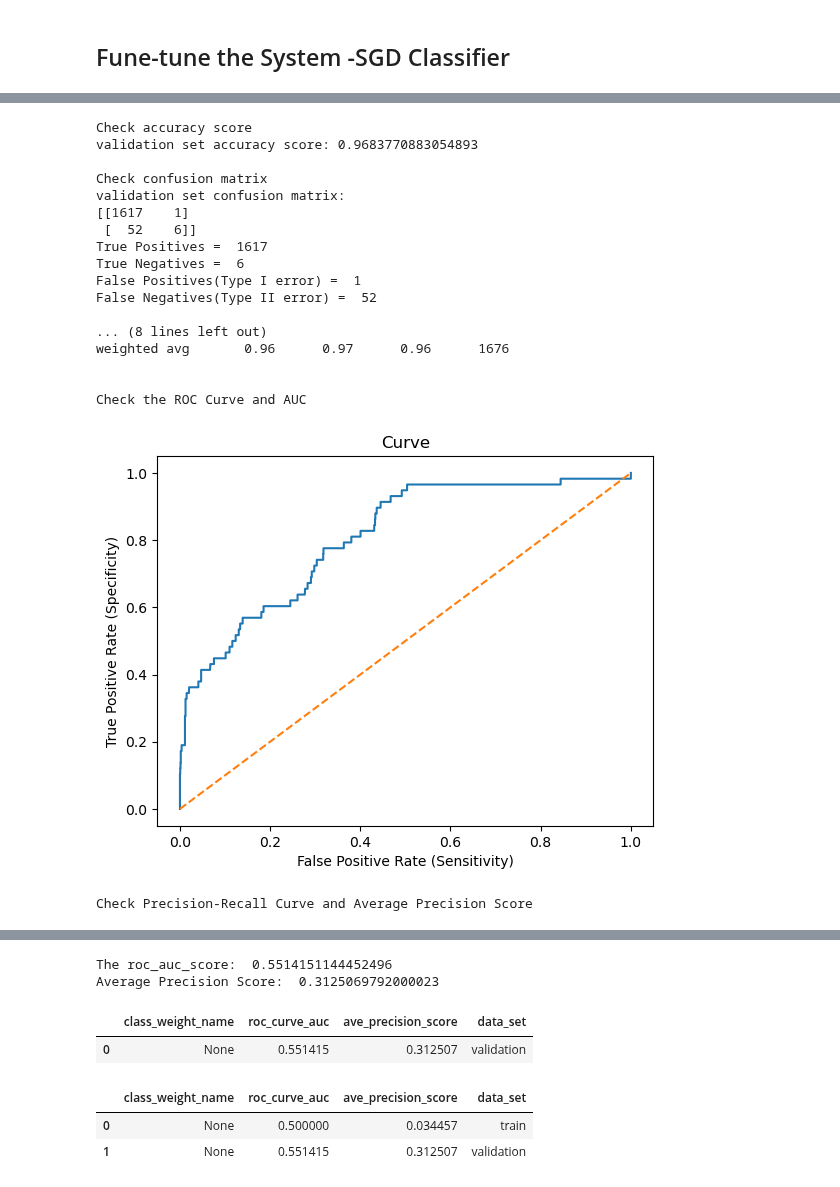
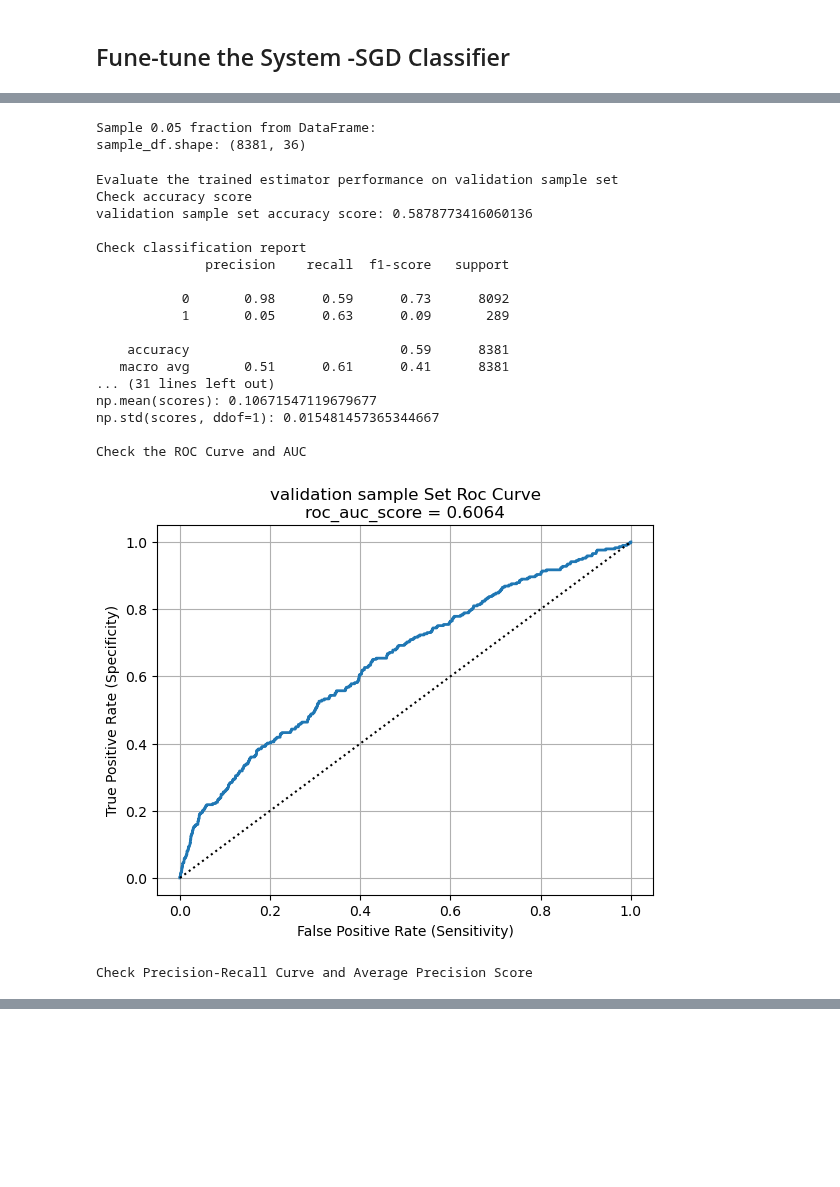
Before and after one commit to LiyangSong/Advertisement-CTR-Prediction, a Jupyter notebook: jupyter/model_ft_sgd.ipynb, the cells around one changed output, grey strips where cells are left out. Saved outputs shown, nothing was run; the diff lists cells and outputs as text; code cells hidden in the pictures; blank space fills up the shorter version.

Commit message:
func adjusted and attrs updated

```diff
--- a/jupyter/model_ft_sgd.ipynb
+++ b/jupyter/model_ft_sgd.ipynb
@@ -46,3 +89,3 @@ dt_pipe = Pipeline([('preprocessor', preprocessor), ('estimator', estimator)])
 # %%
-best_model = bin_class_utils.tune_hyperparameters_sgd(train_cap_x_df, train_y_df, dt_pipe)
+best_model = bin_class_utils.tune_hyperparameters_sgd(train_cap_x_df, train_y_df, composite_estimator)
 # %% [output]
@@ -88,3 +120,2 @@ Average Precision Score:  0.03445704057279236
 # %%
-validation_df = pd.read_csv('validation_df_exp.csv')
-validation_cap_x_df, validation_y_df = validation_df.drop(columns=target_attr), validation_df[[target_attr]]
+validation_df = general_utils.read_csv(VALIDATION_FILE_PATH)
@@ -91,31 +133,31 @@ validation_cap_x_df, validation_y_df = validation_df.drop(columns=target_attr),
+# %%
+validation_df_sample = data_prepare_utils.sample_data(validation_df, SAMPLE_SIZE, SAMPLE_RANDOM_STATE)
+del validation_df
+# %% [output]
+Sample 0.05 fraction from DataFrame:
+sample_df.shape: (8381, 36)
+# %%
+validation_cap_x_df, validation_y_df = validation_df_sample.drop(columns=TARGET_ATTR), validation_df_sample[[TARGET_ATTR]]
+del validation_df_sample
 # %%
-val_roc_auc, val_ave_precision = \
-    bin_class_utils.eval_class(validation_cap_x_df, validation_y_df, best_model, 'validation')
-val_dict_list = {
-    'class_weight_name': 'None',
-    'roc_curve_auc': val_roc_auc,
-    'ave_precision_score': val_ave_precision,
-    'data_set': 'validation'
-}
-val_perf_dict_df = pd.DataFrame([val_dict_list])
-val_perf_dict_df
+bin_class_utils.eval_class(validation_cap_x_df, validation_y_df, best_model, "validation sample", CVS_SCORING_LIST)
 # %% [output]
+Evaluate the trained estimator performance on validation sample set
 Check accuracy score
-validation set accuracy score: 0.9683770883054893
+validation sample set accuracy score: 0.5878773416060136
 
-Check confusion matrix
-validation set confusion matrix:
-[[1617    1]
- [  52    6]]
-True Positives =  1617
-True Negatives =  6
-False Positives(Type I error) =  1
-False Negatives(Type II error) =  52
+Check classification report
+              precision    recall  f1-score   support
 
-... (8 lines left out)
-weighted avg       0.96      0.97      0.96      1676
+           0       0.98      0.59      0.73      8092
+           1       0.05      0.63      0.09       289
 
+    accuracy                           0.59      8381
+   macro avg       0.51      0.61      0.41      8381
+... (31 lines left out)
+np.mean(scores): 0.10671547119679677
+np.std(scores, ddof=1): 0.015481457365344667
 
 Check the ROC Curve and AUC
-[figure, old version]
+[figure, new version]
 Check Precision-Recall Curve and Average Precision Score
@@ -123,11 +164,0 @@ Check Precision-Recall Curve and Average Precision Score
-The roc_auc_score:  0.5514151144452496
-Average Precision Score:  0.3125069792000023
-|  | class_weight_name | roc_curve_auc | ave_precision_score | data_set |
-| 0 | None | 0.551415 | 0.312507 | validation |
-# %%
-# compare the performance on the train and validation set
-pd.concat([perf_dict_df, val_perf_dict_df], ignore_index=True)
-# %% [output]
-|  | class_weight_name | roc_curve_auc | ave_precision_score | data_set |
-| 0 | None | 0.500000 | 0.034457 | train |
-| 1 | None | 0.551415 | 0.312507 | validation |
```
Also changed, not shown: parts of 37 cells of this notebook, 2 other files.
